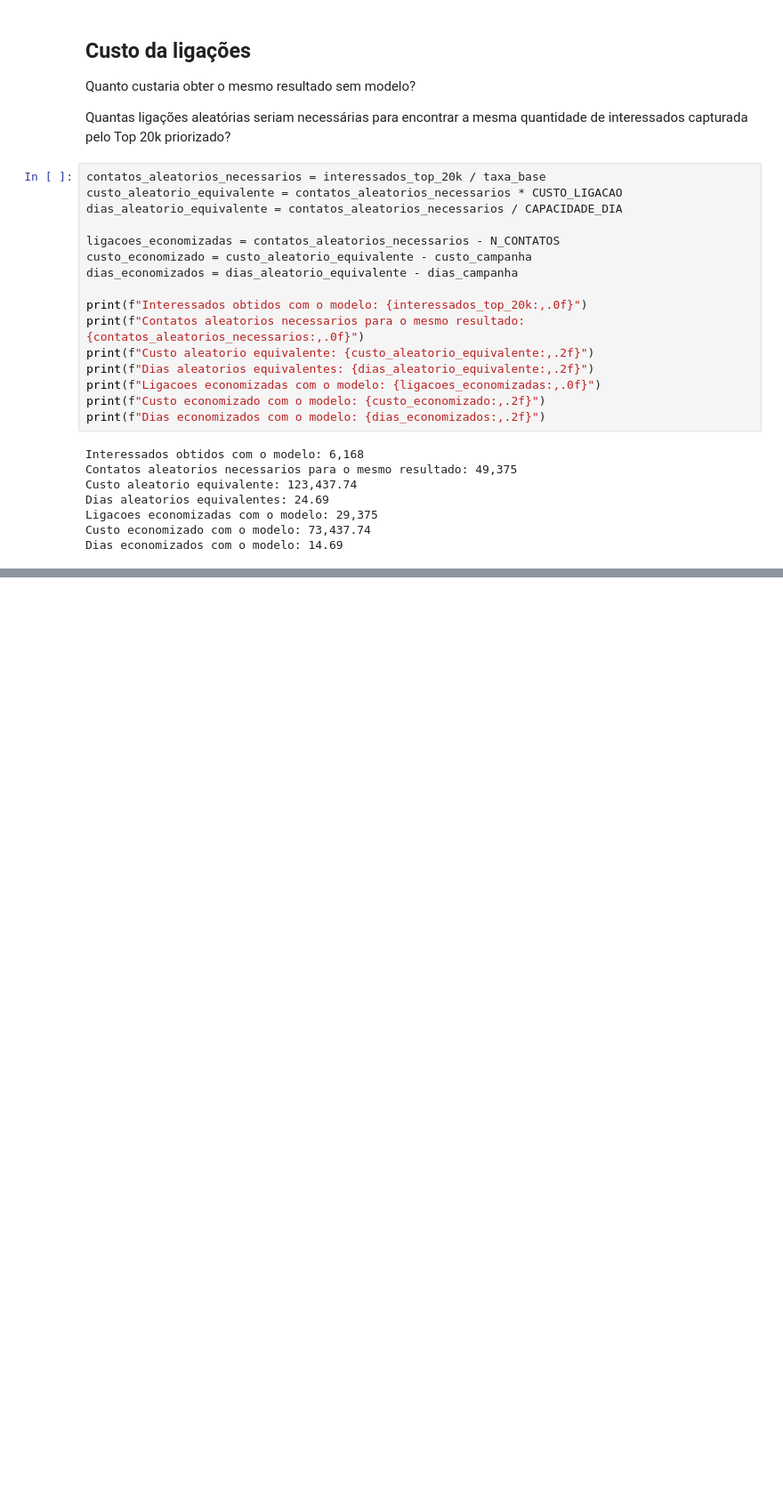
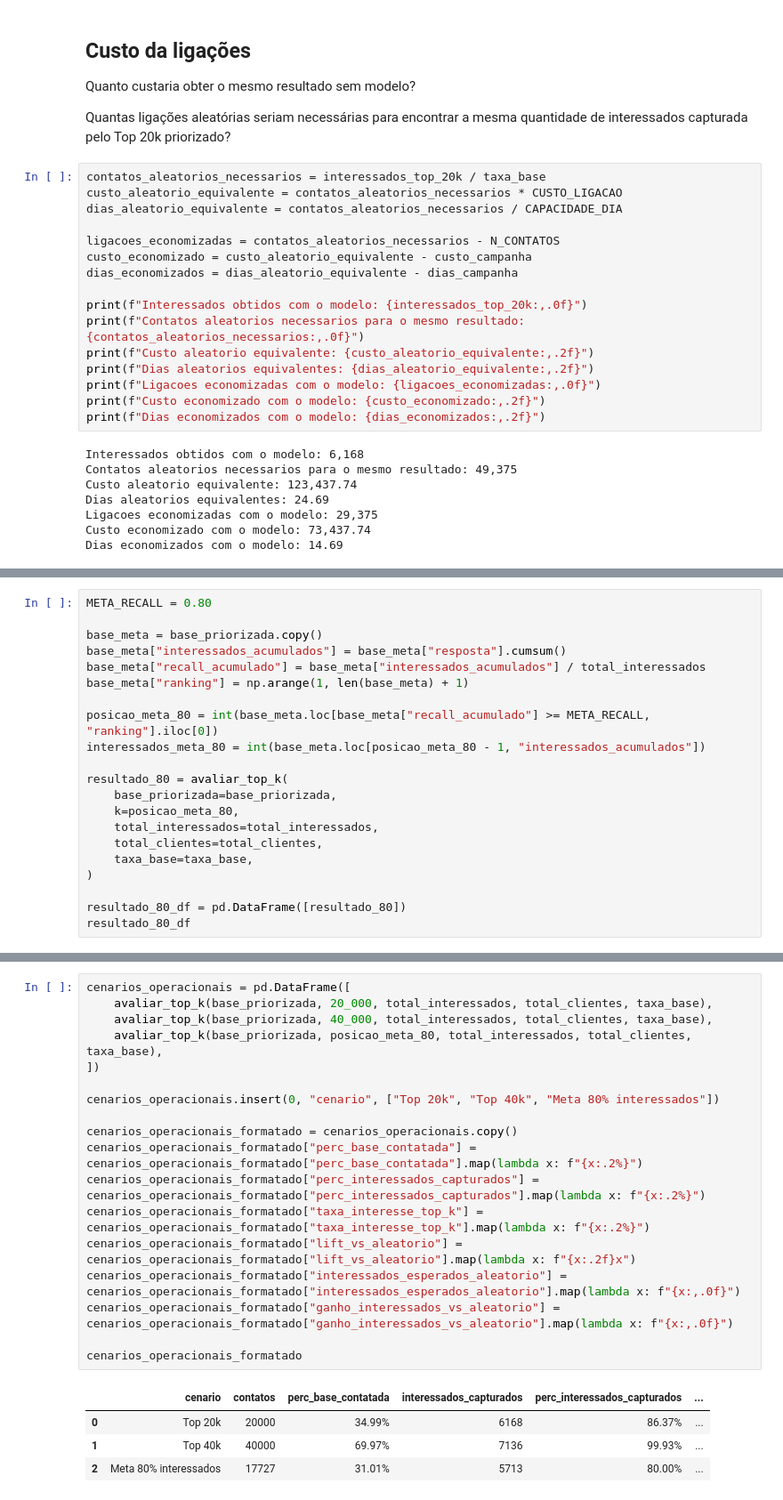
Before and after one commit to Gabrielnbr/estudo_pa004, a Jupyter notebook: notebooks/9.interpretacao-traducao-erro.ipynb, the cells around one changed output, grey strips where cells are left out. Shown at 89% size. Cells and saved outputs as stored; diff of their text form; blank space fills up the shorter version.

```diff
--- a/notebooks/9.interpretacao-traducao-erro.ipynb
+++ b/notebooks/9.interpretacao-traducao-erro.ipynb
@@ -451,0 +514,21 @@ Dias economizados com o modelo: 14.69
+# %%
+META_RECALL = 0.80
+
+base_meta = base_priorizada.copy()
+base_meta["interessados_acumulados"] = base_meta["resposta"].cumsum()
+base_meta["recall_acumulado"] = base_meta["interessados_acumulados"] / total_interessados
+base_meta["ranking"] = np.arange(1, len(base_meta) + 1)
+
+posicao_meta_80 = int(base_meta.loc[base_meta["recall_acumulado"] >= META_RECALL, "ranking"].iloc[0])
+interessados_meta_80 = int(base_meta.loc[posicao_meta_80 - 1, "interessados_acumulados"])
+
+resultado_80 = avaliar_top_k(
+    base_priorizada=base_priorizada,
+    k=posicao_meta_80,
+    total_interessados=total_interessados,
+    total_clientes=total_clientes,
+    taxa_base=taxa_base,
+)
+
+resultado_80_df = pd.DataFrame([resultado_80])
+resultado_80_df
@@ -451,0 +558,23 @@ Dias economizados com o modelo: 14.69
+# %%
+cenarios_operacionais = pd.DataFrame([
+    avaliar_top_k(base_priorizada, 20_000, total_interessados, total_clientes, taxa_base),
+    avaliar_top_k(base_priorizada, 40_000, total_interessados, total_clientes, taxa_base),
+    avaliar_top_k(base_priorizada, posicao_meta_80, total_interessados, total_clientes, taxa_base),
+])
+
+cenarios_operacionais.insert(0, "cenario", ["Top 20k", "Top 40k", "Meta 80% interessados"])
+
+cenarios_operacionais_formatado = cenarios_operacionais.copy()
+cenarios_operacionais_formatado["perc_base_contatada"] = cenarios_operacionais_formatado["perc_base_contatada"].map(lambda x: f"{x:.2%}")
+cenarios_operacionais_formatado["perc_interessados_capturados"] = cenarios_operacionais_formatado["perc_interessados_capturados"].map(lambda x: f"{x:.2%}")
+cenarios_operacionais_formatado["taxa_interesse_top_k"] = cenarios_operacionais_formatado["taxa_interesse_top_k"].map(lambda x: f"{x:.2%}")
+cenarios_operacionais_formatado["lift_vs_aleatorio"] = cenarios_operacionais_formatado["lift_vs_aleatorio"].map(lambda x: f"{x:.2f}x")
+cenarios_operacionais_formatado["interessados_esperados_aleatorio"] = cenarios_operacionais_formatado["interessados_esperados_aleatorio"].map(lambda x: f"{x:,.0f}")
+cenarios_operacionais_formatado["ganho_interessados_vs_aleatorio"] = cenarios_operacionais_formatado["ganho_interessados_vs_aleatorio"].map(lambda x: f"{x:,.0f}")
+
+cenarios_operacionais_formatado
+# %% [output]
+|  | cenario | contatos | perc_base_contatada | interessados_capturados | perc_interessados_capturados | ... |
+| 0 | Top 20k | 20000 | 34.99% | 6168 | 86.37% | ... |
+| 1 | Top 40k | 40000 | 69.97% | 7136 | 99.93% | ... |
+| 2 | Meta 80% interessados | 17727 | 31.01% | 5713 | 80.00% | ... |
```
Also changed, not shown: parts of 8 cells of this notebook, 3 other files.
